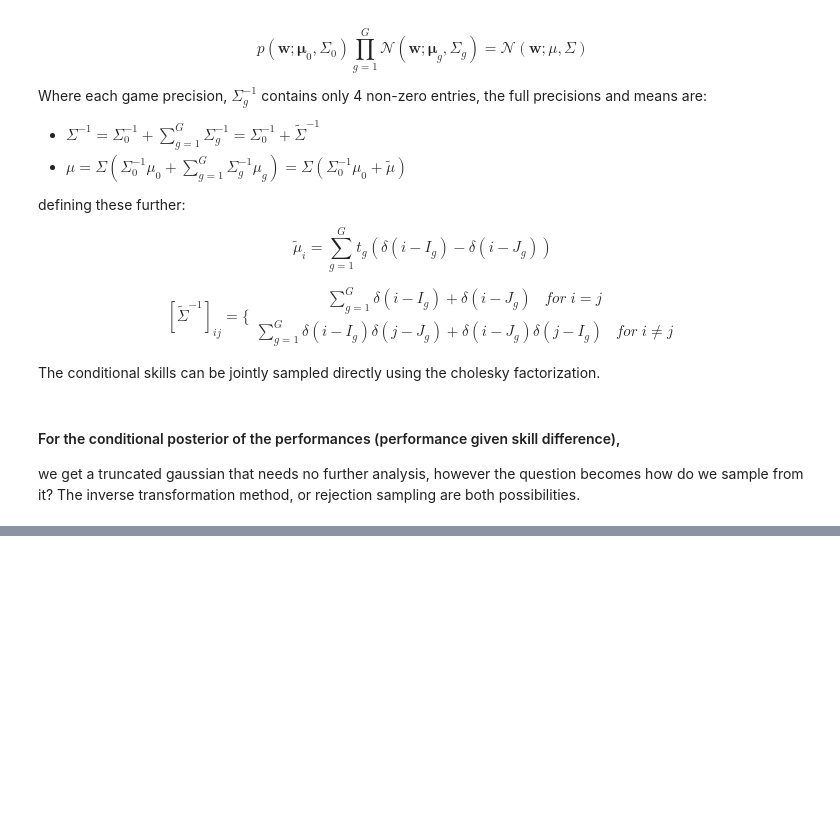
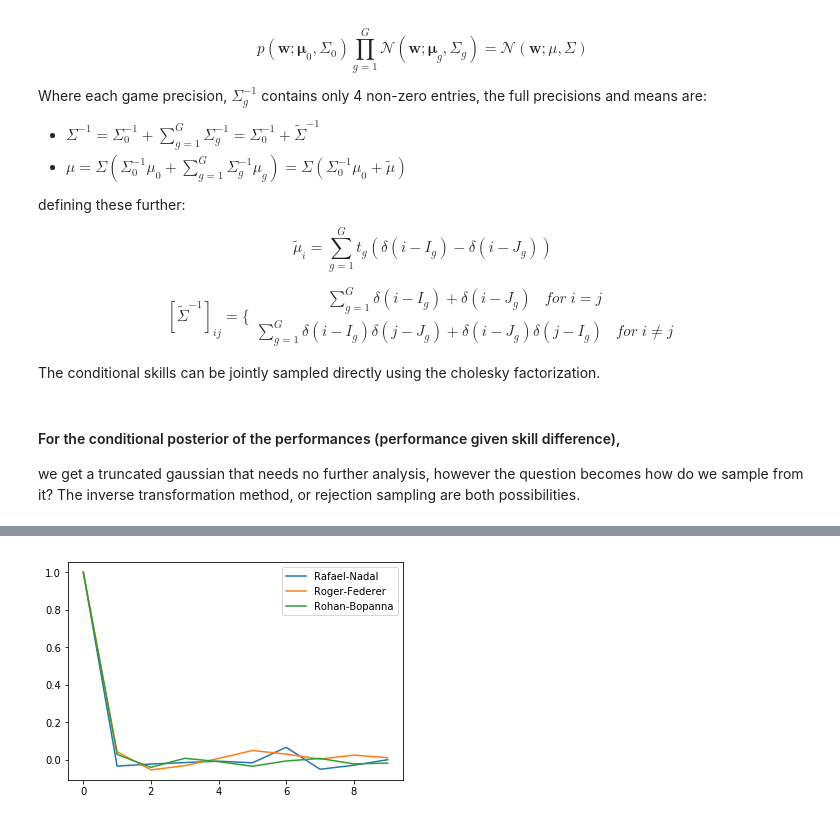
Before and after one commit to alexdarch/PythonProjects, a Jupyter notebook: Probabilistic_ML/Probabilistic Ranking.ipynb, the cells around one changed output, grey strips where cells are left out. Cells and saved outputs as stored; diff of their text form; code cells hidden in the pictures; blank space fills up the shorter version.

```diff
--- a/Probabilistic_ML/Probabilistic Ranking.ipynb
+++ b/Probabilistic_ML/Probabilistic Ranking.ipynb
@@ -232,0 +296,14 @@ def gibbs_sampler(total_iters, players=PLAYERS, games=GAMES):
+# %%
+def plot_autocorrelations(skill_samples, players):
+    max_lag=10
+    autocor = pd.DataFrame(columns=players, index=range(max_lag))
+
+    for p in players:
+        for i in range(max_lag):
+            autocor.at[i, p]=pd.Series.autocorr(pd.Series(skill_samples[p].values), lag=i)
+
+    autocor.plot()
+# %%
+plot_autocorrelations(skill_samples, player_names)
+# %% [output]
+[figure, added]
```
Also changed, not shown: parts of 8 cells of this notebook.
